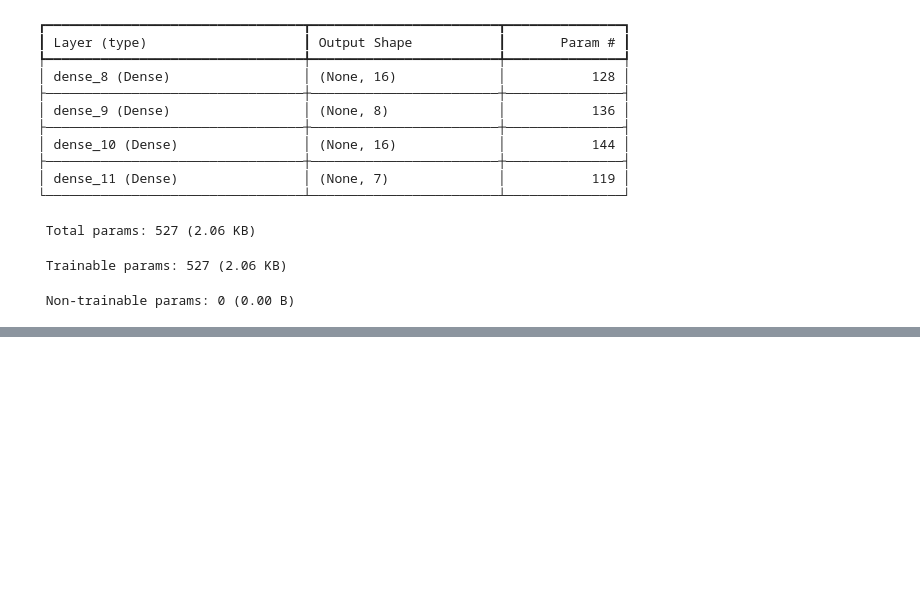
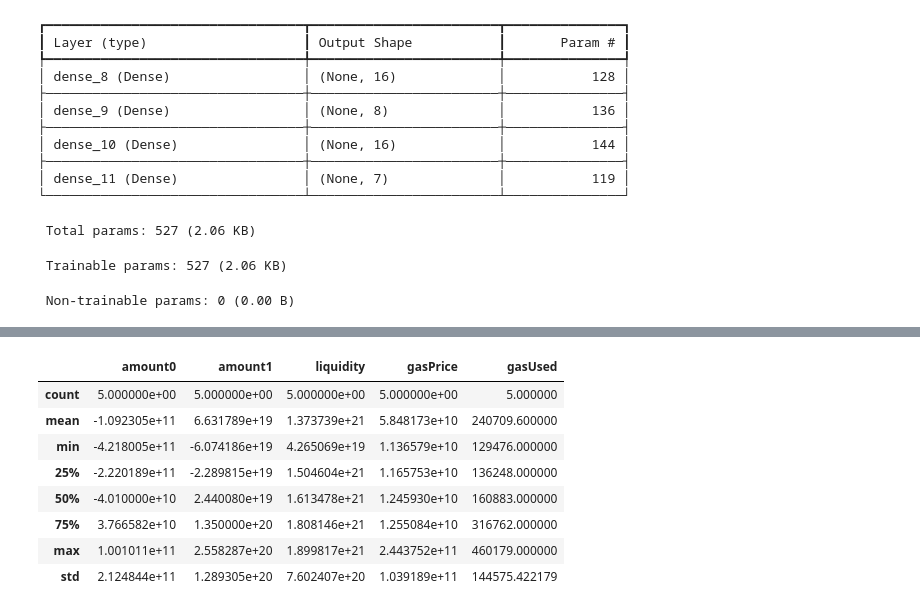
Before and after one commit to minaozdogan/Blockchain-Smart-Contract-Transaction-Anomaly-Detection-Project, a Jupyter notebook: notebooks/data_collection.ipynb, the cells around one changed output, grey strips where cells are left out. Drawn from its saved outputs; the diff is of its cells as text; code cells hidden in the pictures; blank space fills up the shorter version.

```diff
--- a/notebooks/data_collection.ipynb
+++ b/notebooks/data_collection.ipynb
@@ -933,0 +1076,12 @@ plt.show()
+# %%
+high_risk.describe()[["amount0","amount1","liquidity","gasPrice","gasUsed"]]
+# %% [output]
+|  | amount0 | amount1 | liquidity | gasPrice | gasUsed |
+| count | 5.000000e+00 | 5.000000e+00 | 5.000000e+00 | 5.000000e+00 | 5.000000 |
+| mean | -1.092305e+11 | 6.631789e+19 | 1.373739e+21 | 5.848173e+10 | 240709.600000 |
+| min | -4.218005e+11 | -6.074186e+19 | 4.265069e+19 | 1.136579e+10 | 129476.000000 |
+| 25% | -2.220189e+11 | -2.289815e+19 | 1.504604e+21 | 1.165753e+10 | 136248.000000 |
+| 50% | -4.010000e+10 | 2.440080e+19 | 1.613478e+21 | 1.245930e+10 | 160883.000000 |
+| 75% | 3.766582e+10 | 1.350000e+20 | 1.808146e+21 | 1.255084e+10 | 316762.000000 |
+| max | 1.001011e+11 | 2.558287e+20 | 1.899817e+21 | 2.443752e+11 | 460179.000000 |
+| std | 2.124844e+11 | 1.289305e+20 | 7.602407e+20 | 1.039189e+11 | 144575.422179 |
```
Also changed, not shown: parts of 20 cells of this notebook.
